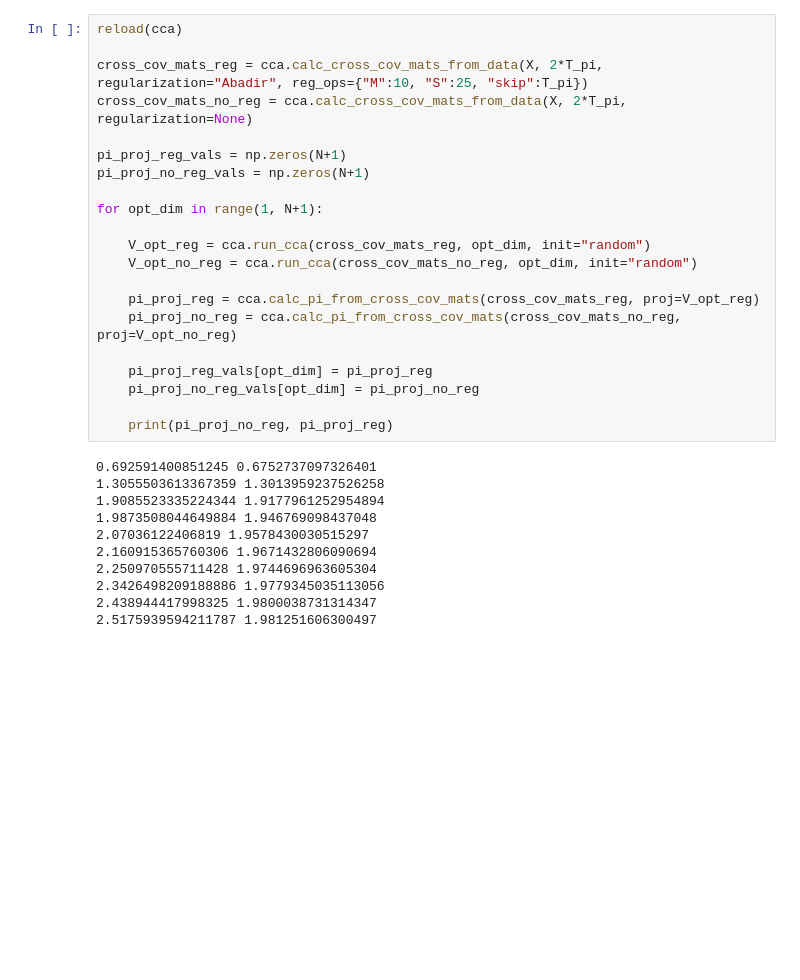
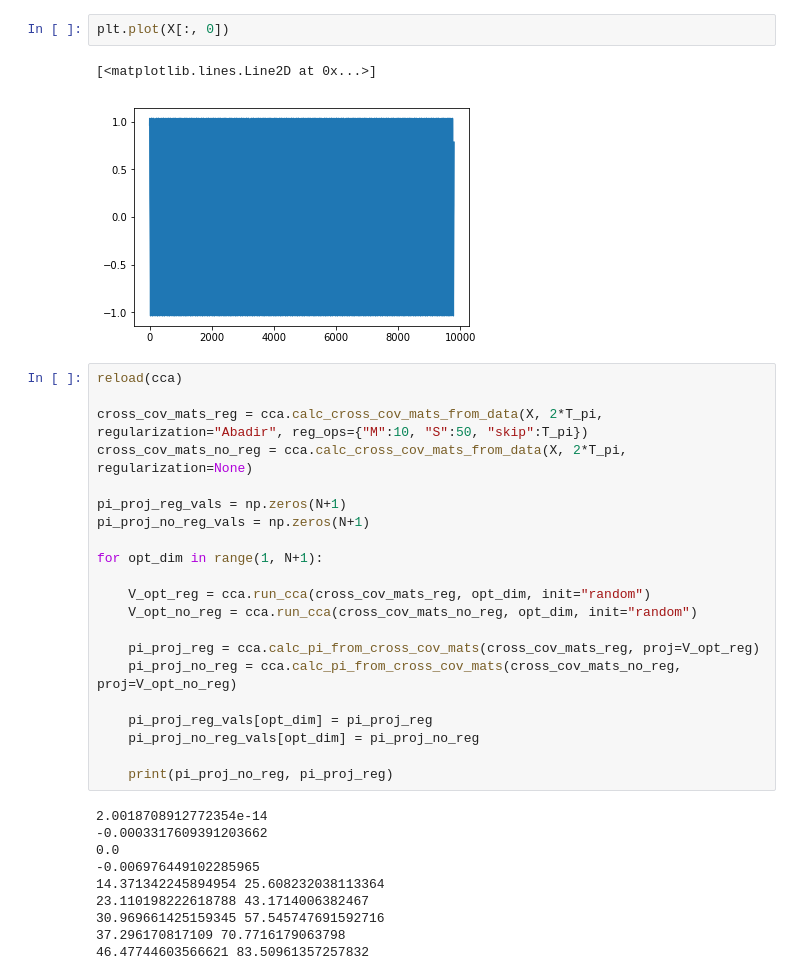
Before and after one commit to BouchardLab/DynamicalComponentsAnalysis, a Jupyter notebook: ComplexityComponentsAnalysis.ipynb, the cells around one changed output. Drawn from its saved outputs; the diff is of its cells as text; blank space fills up the shorter version.

```diff
--- a/ComplexityComponentsAnalysis.ipynb
+++ b/ComplexityComponentsAnalysis.ipynb
@@ -45,7 +64,12 @@ plt.show()
+# %%
+plt.plot(X[:, 0])
+# %% [output]
+[<matplotlib.lines.Line2D at 0x...>]
+[figure, added]
 # %%
 reload(cca)
 
-cross_cov_mats_reg = cca.calc_cross_cov_mats_from_data(X, 2*T_pi, regularization="Abadir", reg_ops={"M":10, "S":25, "skip":T_pi})
+cross_cov_mats_reg = cca.calc_cross_cov_mats_from_data(X, 2*T_pi, regularization="Abadir", reg_ops={"M":10, "S":50, "skip":T_pi})
 cross_cov_mats_no_reg = cca.calc_cross_cov_mats_from_data(X, 2*T_pi, regularization=None)
 
 pi_proj_reg_vals = np.zeros(N+1)
@@ -64,15 +88,14 @@ for opt_dim in range(1, N+1):
 
     print(pi_proj_no_reg, pi_proj_reg)
 # %% [output]
-0.692591400851245 0.6752737097326401
-1.3055503613367359 1.3013959237526258
-1.9085523335224344 1.9177961252954894
-1.9873508044649884 1.946769098437048
-2.07036122406819 1.9578430030515297
-2.160915365760306 1.9671432806090694
-2.250970555711428 1.9744696963605304
-2.3426498209188886 1.9779345035113056
-2.438944417998325 1.9800038731314347
-2.5175939594211787 1.981251606300497
+2.0018708912772354e-14
+-0.0003317609391203662
+0.0
+-0.006976449102285965
+14.371342245894954 25.608232038113364
+23.110198222618788 43.1714006382467
+30.969661425159345 57.545747691592716
+37.296170817109 70.7716179063798
+46.47744603566621 83.50961357257832
 # %%
 full_pi_reg = np.max(pi_proj_reg_vals)
```
Also changed, not shown: parts of 8 cells of this notebook, 2 other files.
